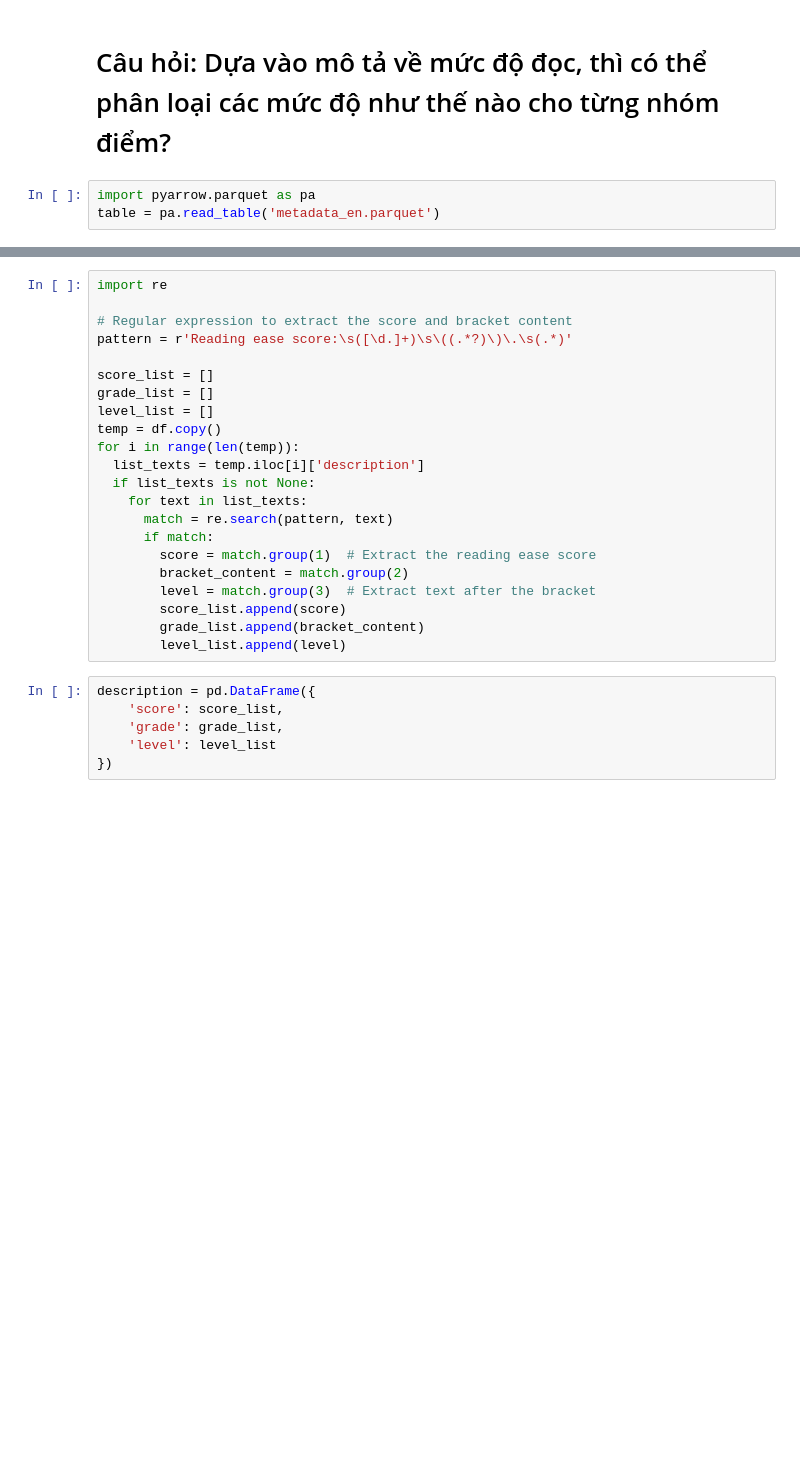
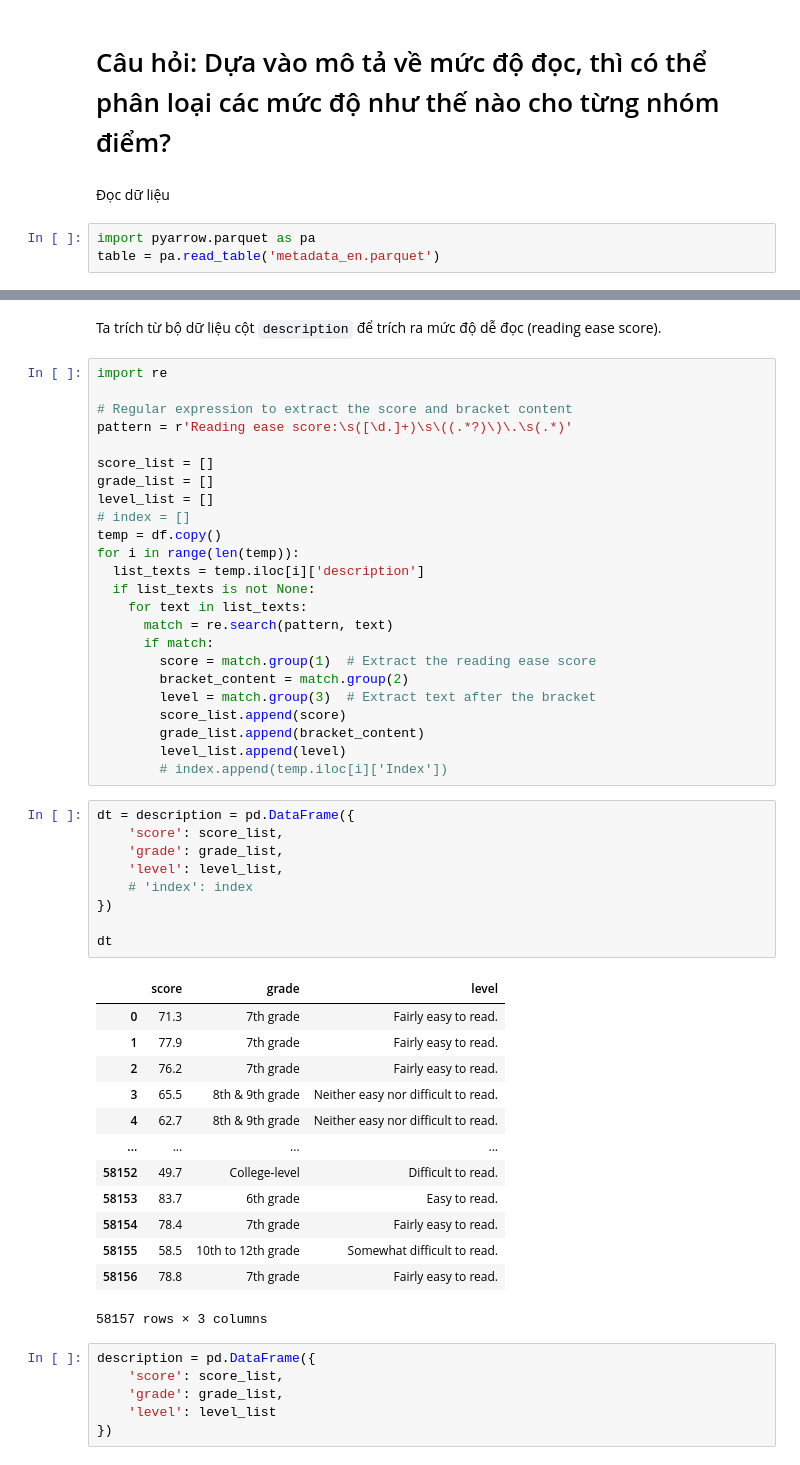
Before and after one commit to TempWiz/I2DS---Final-Project-Book-Recommandation-System, a Jupyter notebook: Final.ipynb, the cells around one changed output, grey strips where cells are left out. Drawn from its saved outputs; the diff is of its cells as text; blank space fills up the shorter version.

```diff
--- a/Final.ipynb
+++ b/Final.ipynb
@@ -1,5 +1,7 @@
 # %% [markdown]
 # Câu hỏi: Dựa vào mô tả về mức độ đọc, thì có thể phân loại các mức độ như thế nào cho từng nhóm điểm?
+# %% [markdown]
+Đọc dữ liệu
 # %%
 import pyarrow.parquet as pa
 table = pa.read_table('metadata_en.parquet')
@@ -15,6 +17,8 @@ df.head()
 | 3 | Three Good Giants\nWhose Ancient ... | Rabelais, François | 1835 | 1901 | Project Gutenberg | 2019-04-09 | Public domain in the USA. | en | [Fantasy fiction, Conduct of life... | [Reading ease score: 76.2 (7th gr... | ... |
 | 4 | Drake's Road Book of the Grand Ju... | Drake, James, active 1825 | None | None | Project Gutenberg | 2013-07-31 | Public domain in the USA. | en | [Grand Junction Railway Company (... | [Reading ease score: 65.5 (8th & ... | ... |
 | 5 | Facts and Speculations on the Ori... | Chatto, William Andrew | 1799 | 1864 | Project Gutenberg | 2014-05-04 | Public domain in the USA. | en | [Playing cards -- History, GV] | [Reading ease score: 62.7 (8th & ... | ... |
+# %% [markdown]
+Ta trích từ bộ dữ liệu cột `description` để trích ra mức độ dễ đọc (reading ease score).
 # %%
 import re
 
@@ -24,6 +28,7 @@ pattern = r'Reading ease score:\s([\d.]+)\s\((.*?)\)\.\s(.*)'
 score_list = []
 grade_list = []
 level_list = []
+# index = []
 temp = df.copy()
 for i in range(len(temp)):
   list_texts = temp.iloc[i]['description']
@@ -37,6 +42,30 @@ for i in range(len(temp)):
         score_list.append(score)
         grade_list.append(bracket_content)
         level_list.append(level)
+        # index.append(temp.iloc[i]['Index'])
+# %%
+dt = description = pd.DataFrame({
+    'score': score_list,
+    'grade': grade_list,
+    'level': level_list,
+    # 'index': index
+})
+
+dt
+# %% [output]
+|  | score | grade | level |
+| 0 | 71.3 | 7th grade | Fairly easy to read. |
+| 1 | 77.9 | 7th grade | Fairly easy to read. |
+| 2 | 76.2 | 7th grade | Fairly easy to read. |
+| 3 | 65.5 | 8th & 9th grade | Neither easy nor difficult to read. |
+| 4 | 62.7 | 8th & 9th grade | Neither easy nor difficult to read. |
+| ... | ... | ... | ... |
+| 58152 | 49.7 | College-level | Difficult to read. |
+| 58153 | 83.7 | 6th grade | Easy to read. |
+| 58154 | 78.4 | 7th grade | Fairly easy to read. |
+| 58155 | 58.5 | 10th to 12th grade | Somewhat difficult to read. |
+| 58156 | 78.8 | 7th grade | Fairly easy to read. |
+58157 rows × 3 columns
 # %%
 description = pd.DataFrame({
     'score': score_list,
```
Also changed, not shown: parts of 31 cells of this notebook, 1 other file.
